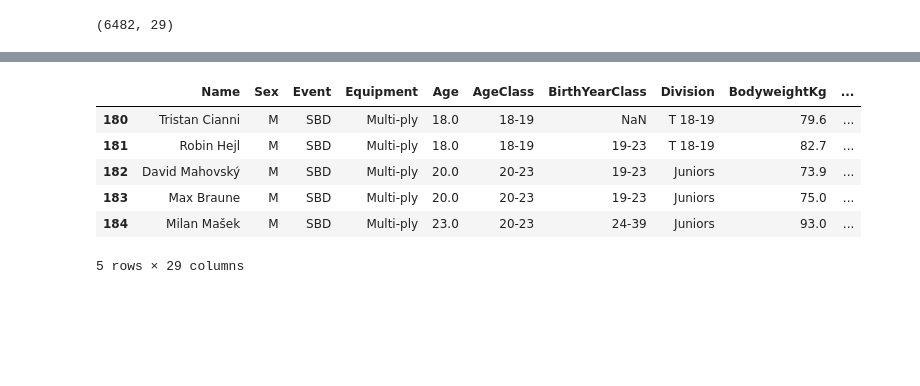
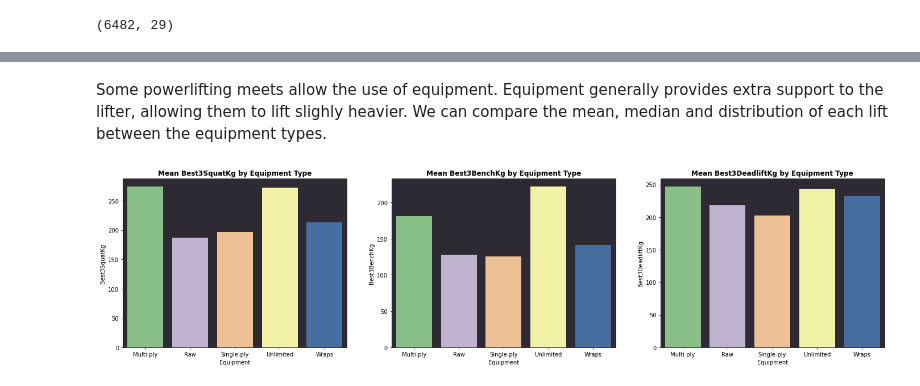
Before and after one commit to austyngo/powerlifting-data-exploration, a Jupyter notebook: openpowerlifting.ipynb, the cells around one changed output, grey strips where cells are left out. Drawn from its saved outputs; the diff is of its cells as text; code cells hidden in the pictures; blank space fills up the shorter version.

```diff
--- a/openpowerlifting.ipynb
+++ b/openpowerlifting.ipynb
@@ -132,14 +127,0 @@ As expected, most
-# %%
-#split dataset by event type
-def event_df(event,df=df):
-    data = df[df.Event == event]
-    return data
-
-for e in df.Event.unique():
-    data = event_df(e).dropna(axis=1, how='all')
-    vars()[e] = data
-    plt.figure(figsize=(10,5))
-    cor = data.corr()
-    sns.heatmap(cor, annot=True, cmap=plt.cm.RdGy)
-    plt.title(f'Correlation of {e} variables')
-    plt.show()
@@ -154,10 +128,21 @@ for e in df.Event.unique():
-# %%
-SBD.head()
-# %% [output]
-|  | Name | Sex | Event | Equipment | Age | AgeClass | BirthYearClass | Division | BodyweightKg | ... |
-| 180 | Tristan Cianni | M | SBD | Multi-ply | 18.0 | 18-19 | NaN | T 18-19 | 79.6 | ... |
-| 181 | Robin Hejl | M | SBD | Multi-ply | 18.0 | 18-19 | 19-23 | T 18-19 | 82.7 | ... |
-| 182 | David Mahovský | M | SBD | Multi-ply | 20.0 | 20-23 | 19-23 | Juniors | 73.9 | ... |
-| 183 | Max Braune | M | SBD | Multi-ply | 20.0 | 20-23 | 19-23 | Juniors | 75.0 | ... |
-| 184 | Milan Mašek | M | SBD | Multi-ply | 23.0 | 20-23 | 24-39 | Juniors | 93.0 | ... |
-5 rows × 29 columns
+# %% [markdown]
+Some powerlifting meets allow the use of equipment. Equipment generally provides extra support to the lifter, allowing them to lift slighly heavier. We can compare the mean, median and distribution of each lift between the equipment types.
+# %%
+from matplotlib import gridspec
+
+sbd_m=SBD[SBD.Sex == 'M']
+sbd_f=SBD[SBD.Sex == 'F']
+
+def equip_mean(data):
+    avg_lift = data.groupby(by=['Equipment']).mean()
+    fig = plt.figure(figsize=(24,12))
+    gs = gridspec.GridSpec(nrows=2, ncols=3)
+    for l,n in zip(['Best3SquatKg', 'Best3BenchKg','Best3DeadliftKg'], range(3)):
+        ax= plt.subplot(gs[n])
+        sns.barplot(y=avg_lift[l], x=avg_lift.index, ax=ax, palette= 'Accent')
+        ax.set_facecolor('#2E2A34')
+        ax.set_title(f'Mean {l} by Equipment Type', fontsize=12, fontweight='bold')
+# %%
+equip_mean(sbd_m)
+# %% [output]
+[figure, added]
```
Also changed, not shown: parts of 24 cells of this notebook.
